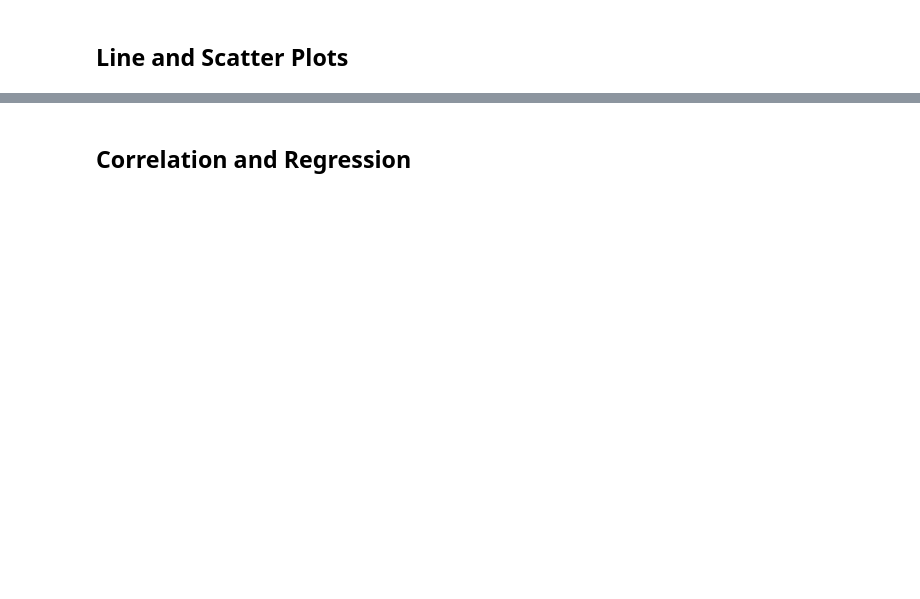
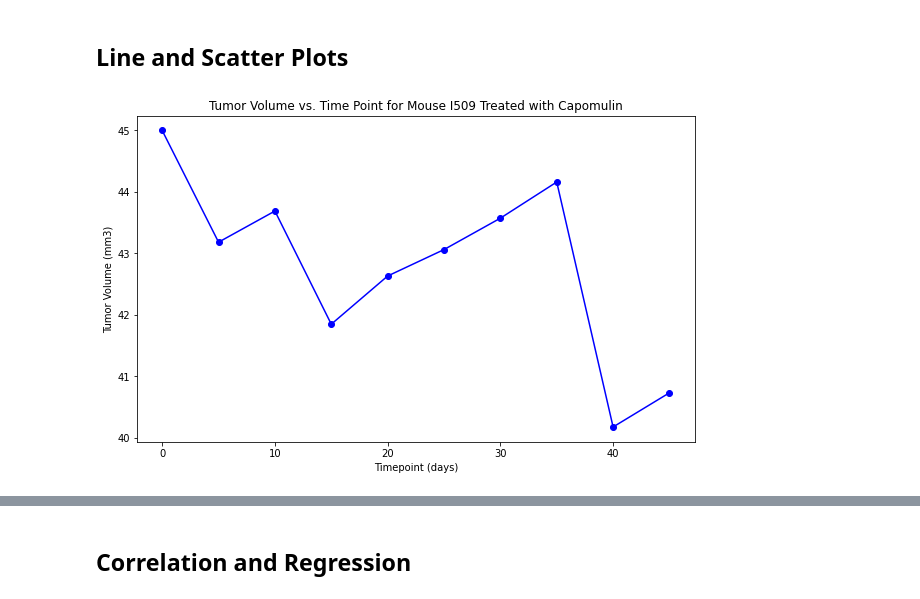
Before and after one commit to jayparikh1998/UofT-Bootcamp, a Jupyter notebook: pymaceuticals_challenge/pymaceuticals_starter.ipynb, the cells around one changed output, grey strips where cells are left out. Drawn from its saved outputs; the diff is of its cells as text; code cells hidden in the pictures; blank space fills up the shorter version.

```diff
--- a/pymaceuticals_challenge/pymaceuticals_starter.ipynb
+++ b/pymaceuticals_challenge/pymaceuticals_starter.ipynb
@@ -247,0 +337,16 @@ plt.show()
+# %%
+mouse_s710_data = cleaned_df[cleaned_df['Mouse ID'] == 's710']
+# %%
+# Generate a line plot of tumor volume vs. time point for a single mouse treated with Capomulin
+plt.figure(figsize=(10, 6))
+plt.plot(mouse_s710_data['Timepoint'], mouse_s710_data['Tumor Volume (mm3)'], marker='o', color='b', linestyle='-')
+
+# Setting plot title and labels
+plt.title(f"Tumor Volume vs. Time Point for Mouse I509 Treated with Capomulin")
+plt.xlabel("Timepoint (days)")
+plt.ylabel("Tumor Volume (mm3)")
+
+# Show the plot
+plt.show()
+# %% [output]
+[figure, added]
```
Also changed, not shown: parts of 12 cells of this notebook, 1 other file.
